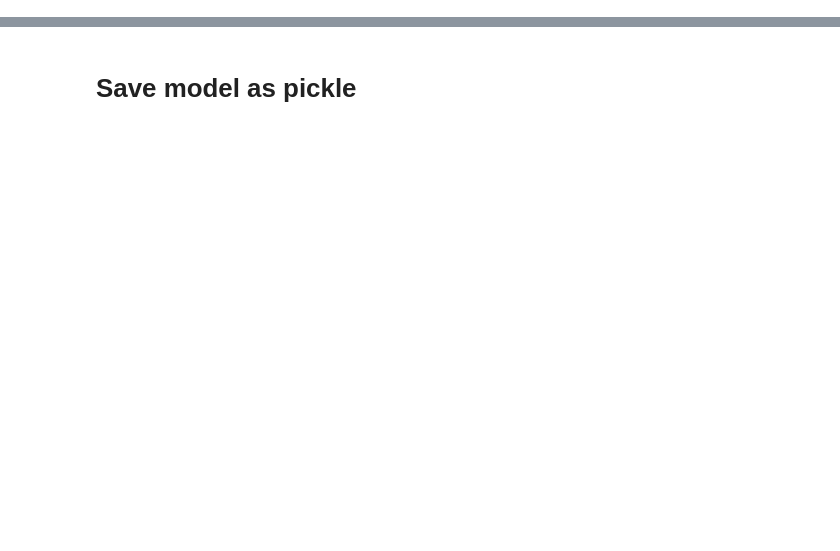
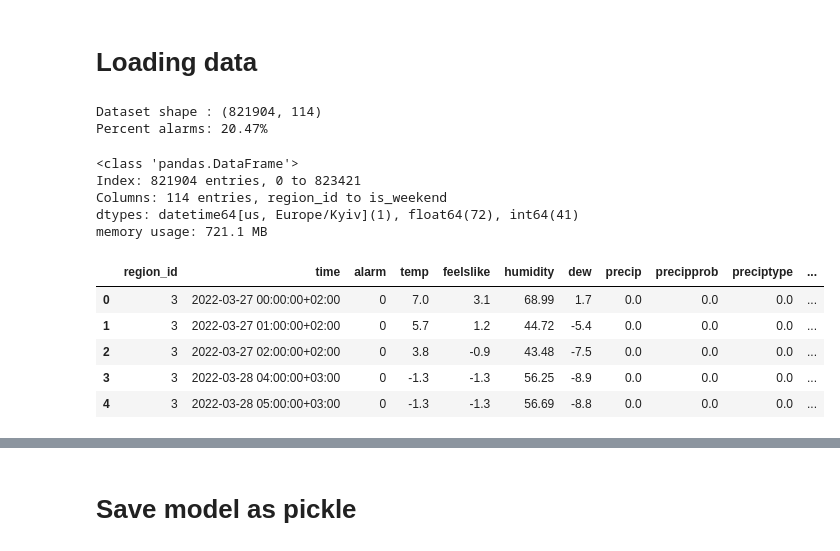
Before and after one commit to GeoChernykh/AlarmForecast, a Jupyter notebook: machine learning/ML_Decision_Tree.ipynb, the cells around one changed output, grey strips where cells are left out. Cells and saved outputs as stored; diff of their text form; code cells hidden in the pictures; blank space fills up the shorter version.

```diff
--- a/machine learning/ML_Decision_Tree.ipynb
+++ b/machine learning/ML_Decision_Tree.ipynb
@@ -413,0 +54,40 @@ plt.show()
+# %% [markdown]
+# Loading data
+# %%
+data_path = Path("data/merged_preprocessed.csv")
+
+data = pd.read_csv(data_path)
+data["time"] = pd.to_datetime(data["time"], utc=True).dt.tz_convert("Europe/Kyiv")
+data = data.sort_values(by=["region_id", "time"])
+
+data = data.drop(columns=["year", "month", "day"], errors="ignore")
+
+data = data.loc[data.time < '2026-04-08']
+
+target = "alarm"
+
+X = data.copy()
+y = X.pop(target)
+
+print(f"Dataset shape : {data.shape}")
+print(f"Percent alarms: {y.mean():.2%}")
+# %% [output]
+Dataset shape : (821904, 114)
+Percent alarms: 20.47%
+# %%
+data.info()
+# %% [output]
+<class 'pandas.DataFrame'>
+Index: 821904 entries, 0 to 823421
+Columns: 114 entries, region_id to is_weekend
+dtypes: datetime64[us, Europe/Kyiv](1), float64(72), int64(41)
+memory usage: 721.1 MB
+# %%
+data.head()
+# %% [output]
+|  | region_id | time | alarm | temp | feelslike | humidity | dew | precip | precipprob | preciptype | ... |
+| 0 | 3 | 2022-03-27 00:00:00+02:00 | 0 | 7.0 | 3.1 | 68.99 | 1.7 | 0.0 | 0.0 | 0.0 | ... |
+| 1 | 3 | 2022-03-27 01:00:00+02:00 | 0 | 5.7 | 1.2 | 44.72 | -5.4 | 0.0 | 0.0 | 0.0 | ... |
+| 2 | 3 | 2022-03-27 02:00:00+02:00 | 0 | 3.8 | -0.9 | 43.48 | -7.5 | 0.0 | 0.0 | 0.0 | ... |
+| 3 | 3 | 2022-03-28 04:00:00+03:00 | 0 | -1.3 | -1.3 | 56.25 | -8.9 | 0.0 | 0.0 | 0.0 | ... |
+| 4 | 3 | 2022-03-28 05:00:00+03:00 | 0 | -1.3 | -1.3 | 56.69 | -8.8 | 0.0 | 0.0 | 0.0 | ... |
```
Also changed, not shown: parts of 55 cells of this notebook, 4 other files.
